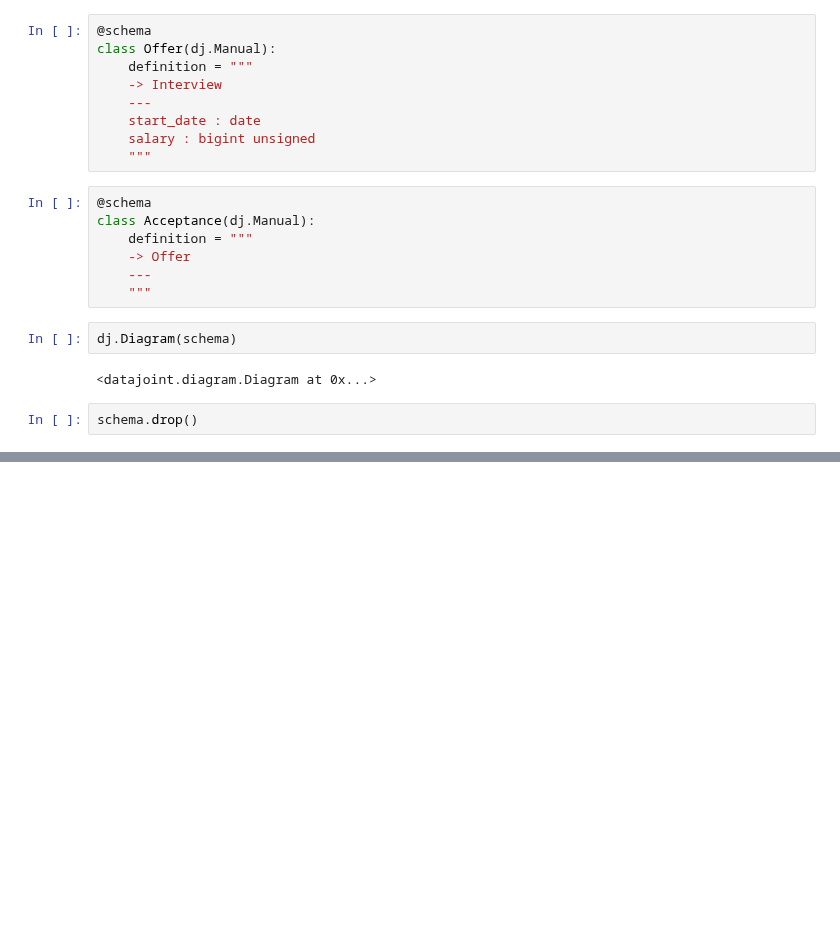
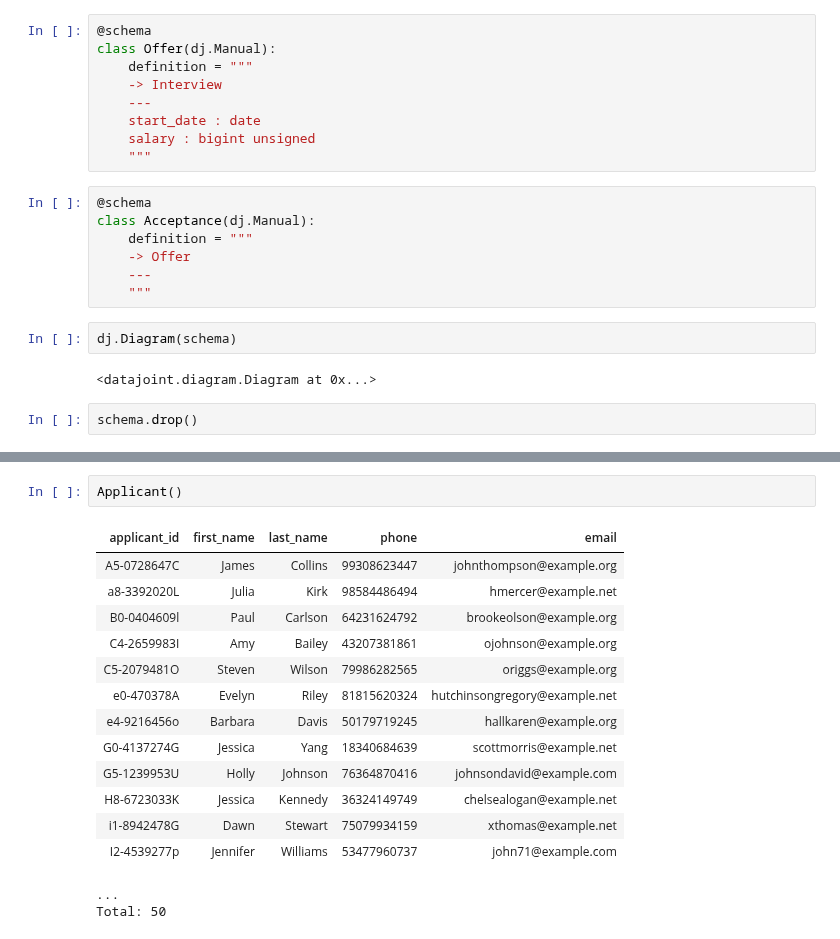
Before and after one commit to JasmineMadi/datajoint-tutorials, a Jupyter notebook: db-course/PythonFinalPro.ipynb, the cells around one changed output, grey strips where cells are left out. Cells and saved outputs as stored; diff of their text form; blank space fills up the shorter version.

```diff
--- a/db-course/PythonFinalPro.ipynb
+++ b/db-course/PythonFinalPro.ipynb
@@ -104,0 +154,18 @@ schema.drop()
+# %%
+Applicant()
+# %% [output]
+| applicant_id | first_name | last_name | phone | email |
+| A5-0728647C | James | Collins | 99308623447 | johnthompson@example.org |
+| a8-3392020L | Julia | Kirk | 98584486494 | hmercer@example.net |
+| B0-0404609l | Paul | Carlson | 64231624792 | brookeolson@example.org |
+| C4-2659983I | Amy | Bailey | 43207381861 | ojohnson@example.org |
+| C5-2079481O | Steven | Wilson | 79986282565 | origgs@example.org |
+| e0-470378A | Evelyn | Riley | 81815620324 | hutchinsongregory@example.net |
+| e4-9216456o | Barbara | Davis | 50179719245 | hallkaren@example.org |
+| G0-4137274G | Jessica | Yang | 18340684639 | scottmorris@example.net |
+| G5-1239953U | Holly | Johnson | 76364870416 | johnsondavid@example.com |
+| H8-6723033K | Jessica | Kennedy | 36324149749 | chelsealogan@example.net |
+| i1-8942478G | Dawn | Stewart | 75079934159 | xthomas@example.net |
+| I2-4539277p | Jennifer | Williams | 53477960737 | john71@example.com |
+...
+Total: 50
```
Also changed, not shown: parts of 9 cells of this notebook, 1 other file.
